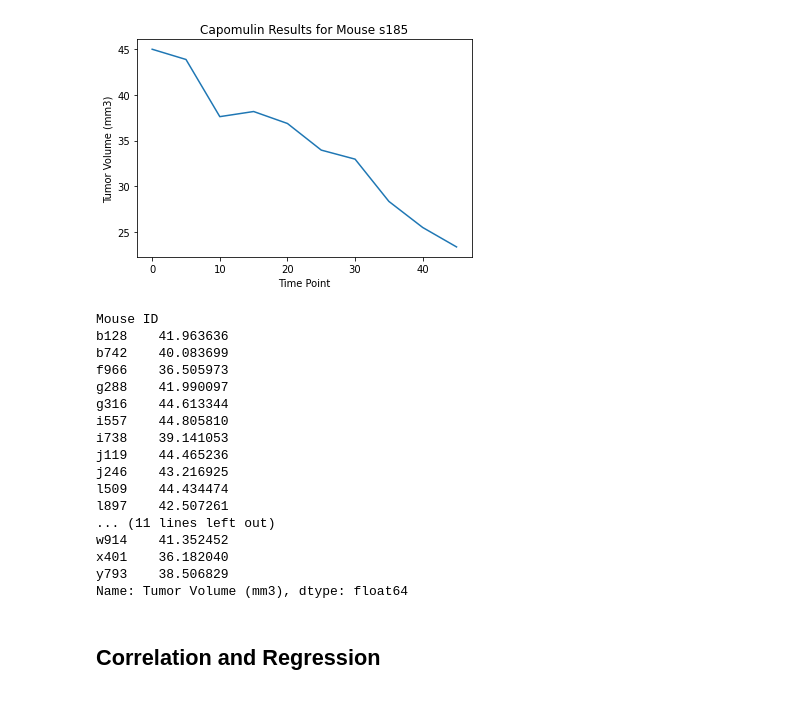
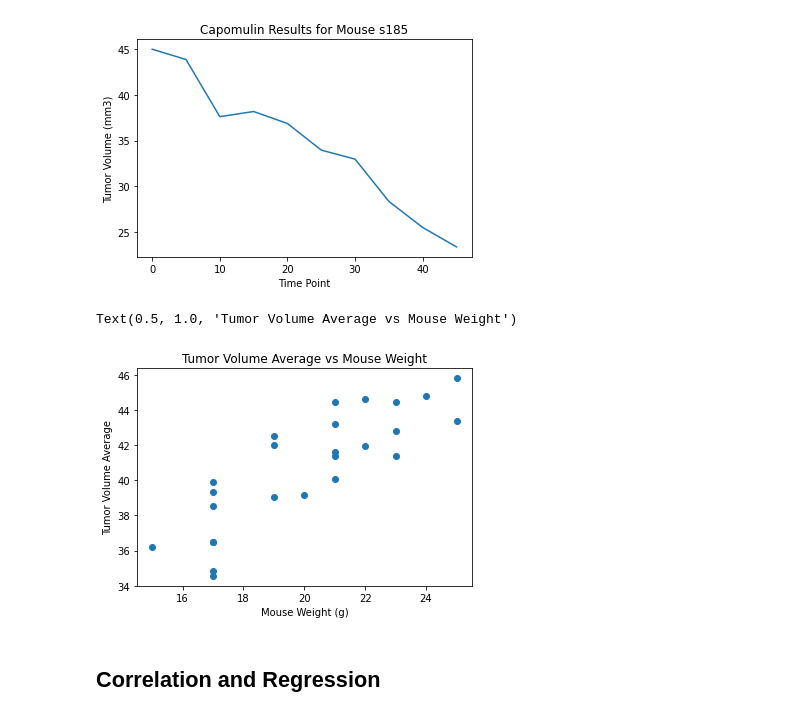
Before and after one commit to bleeclt/Pymaceuticals, a Jupyter notebook: pymaceuticals_starter.ipynb, the cells around one changed output. Saved outputs shown, nothing was run; the diff lists cells and outputs as text; code cells hidden in the pictures.

```diff
--- a/pymaceuticals_starter.ipynb
+++ b/pymaceuticals_starter.ipynb
@@ -491,26 +478,22 @@ plt.show()
 [figure]
 # %%
 # Generate a scatter plot of average tumor volume vs. mouse weight for the Capomulin regimen
+
 # group by mouse ID to find average tumor volume
 capomulin_tumor_avg = capomulin.groupby('Mouse ID')['Tumor Volume (mm3)'].mean()
-capomulin_tumor_avg
+#capomulin_tumor_avg
+
+# establish x-axis value for the weight of the mice
+mouse_weight = capomulin.groupby('Mouse ID')['Weight (g)'].mean()
+
+
+# produce scatter plot of the data
+plt.scatter(mouse_weight, capomulin_tumor_avg)
+plt.xlabel("Mouse Weight (g)")
+plt.ylabel("Tumor Volume Average")
+plt.title("Tumor Volume Average vs Mouse Weight")
 # %% [output]
-Mouse ID
-b128    41.963636
-b742    40.083699
-f966    36.505973
-g288    41.990097
-g316    44.613344
-i557    44.805810
-i738    39.141053
-j119    44.465236
-j246    43.216925
-l509    44.434474
-l897    42.507261
-... (11 lines left out)
-w914    41.352452
-x401    36.182040
-y793    38.506829
-Name: Tumor Volume (mm3), dtype: float64
+Text(0.5, 1.0, 'Tumor Volume Average vs Mouse Weight')
+[figure, added]
 # %% [markdown]
 ## Correlation and Regression
```
Also changed, not shown: parts of 7 cells of this notebook.
